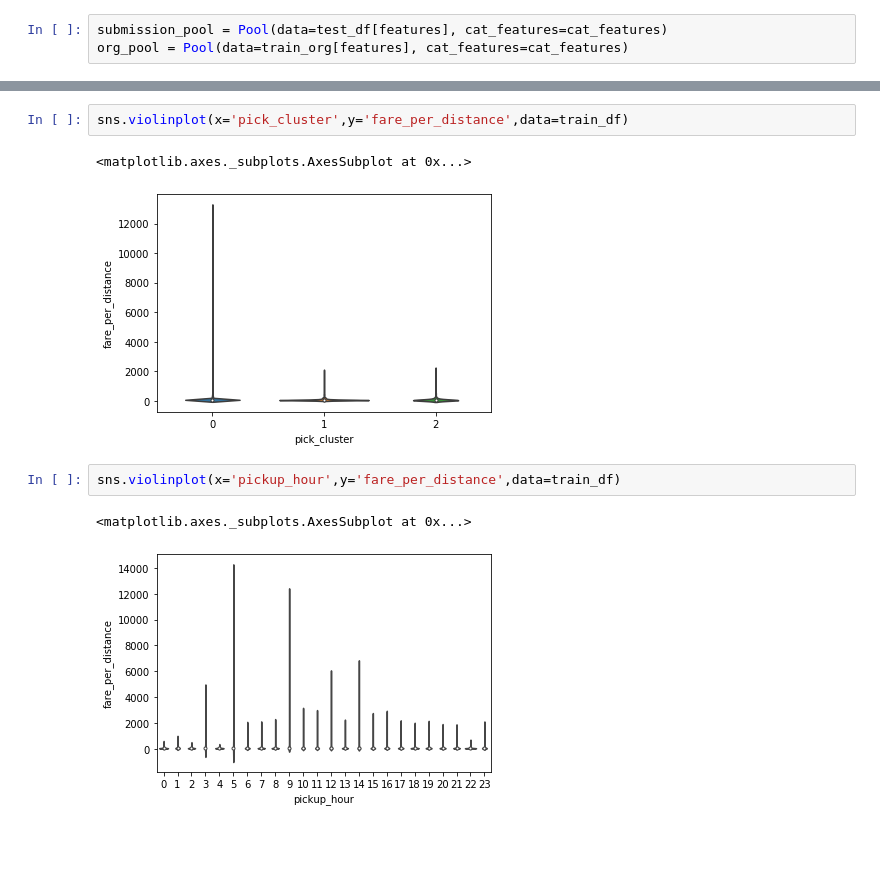
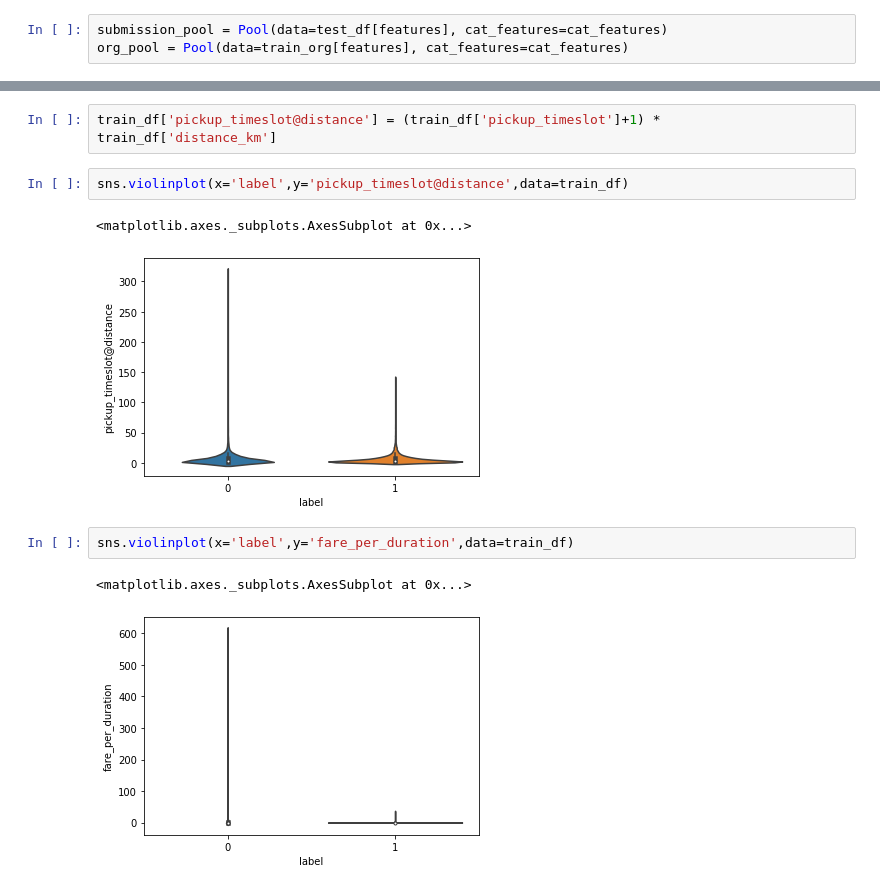
Before and after one commit to heshanpadmasiri/ride-fare, a Jupyter notebook: unit_fe.ipynb, the cells around one changed output, grey strips where cells are left out. Saved outputs shown, nothing was run; the diff lists cells and outputs as text; blank space fills up the shorter version.

```diff
--- a/unit_fe.ipynb
+++ b/unit_fe.ipynb
@@ -1922,10 +1949,12 @@ sns.violinplot(x='pick_cluster',y='meter_waiting_till_pickup',data=train_df)
+# %%
+train_df['pickup_timeslot@distance'] = (train_df['pickup_timeslot']+1) * train_df['distance_km']
+# %%
+sns.violinplot(x='label',y='pickup_timeslot@distance',data=train_df)
+# %% [output]
+<matplotlib.axes._subplots.AxesSubplot at 0x...>
+[figure, added]
 # %%
-sns.violinplot(x='pick_cluster',y='fare_per_distance',data=train_df)
+sns.violinplot(x='label',y='fare_per_duration',data=train_df)
 # %% [output]
 <matplotlib.axes._subplots.AxesSubplot at 0x...>
-[figure, old version]
+[figure, new version]
-# %%
-sns.violinplot(x='pickup_hour',y='fare_per_distance',data=train_df)
-# %% [output]
-<matplotlib.axes._subplots.AxesSubplot at 0x...>
-[figure, removed]
```
Also changed, not shown: parts of 17 cells of this notebook.
